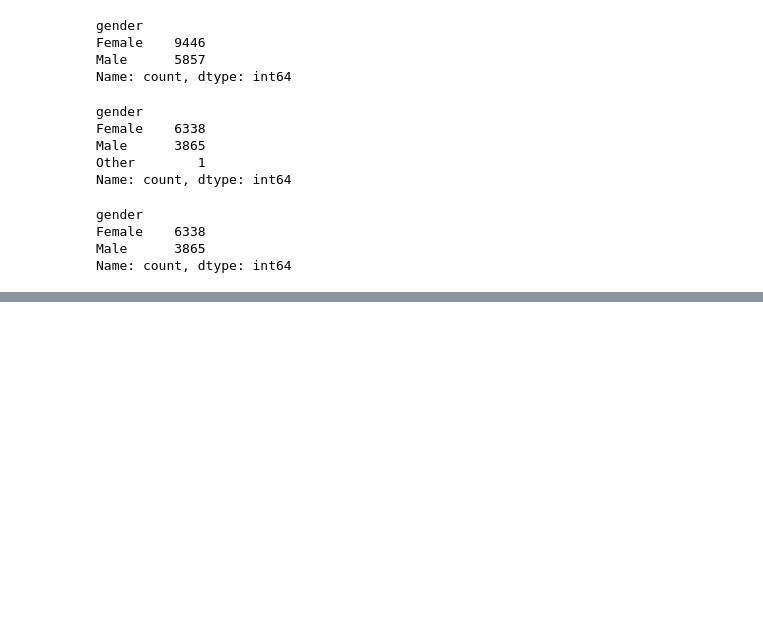
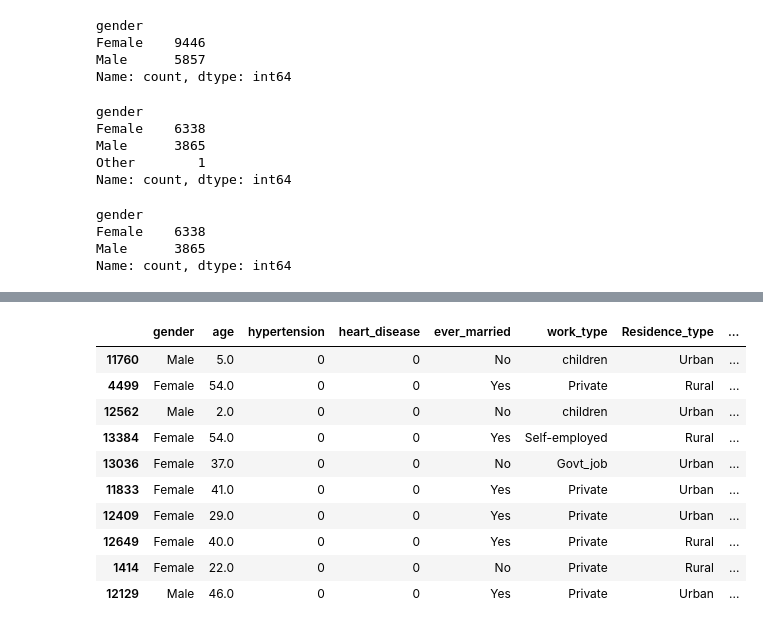
Before and after one commit to kamijoseph/Brain-Stroke-Diagnosis-ML-Prediction, a Jupyter notebook: notebooks/main.ipynb, the cells around one changed output, grey strips where cells are left out. Cells and saved outputs as stored; diff of their text form; code cells hidden in the pictures; blank space fills up the shorter version.

```diff
--- a/notebooks/main.ipynb
+++ b/notebooks/main.ipynb
@@ -314,0 +345,14 @@ Name: count, dtype: int64
+# %%
+non_stroke_data.sample(10)
+# %% [output]
+|  | gender | age | hypertension | heart_disease | ever_married | work_type | Residence_type | ... |
+| 11760 | Male | 5.0 | 0 | 0 | No | children | Urban | ... |
+| 4499 | Female | 54.0 | 0 | 0 | Yes | Private | Rural | ... |
+| 12562 | Male | 2.0 | 0 | 0 | No | children | Urban | ... |
+| 13384 | Female | 54.0 | 0 | 0 | Yes | Self-employed | Rural | ... |
+| 13036 | Female | 37.0 | 0 | 0 | No | Govt_job | Urban | ... |
+| 11833 | Female | 41.0 | 0 | 0 | Yes | Private | Urban | ... |
+| 12409 | Female | 29.0 | 0 | 0 | Yes | Private | Urban | ... |
+| 12649 | Female | 40.0 | 0 | 0 | Yes | Private | Rural | ... |
+| 1414 | Female | 22.0 | 0 | 0 | No | Private | Rural | ... |
+| 12129 | Male | 46.0 | 0 | 0 | Yes | Private | Urban | ... |
```
Also changed, not shown: parts of 5 cells of this notebook.
